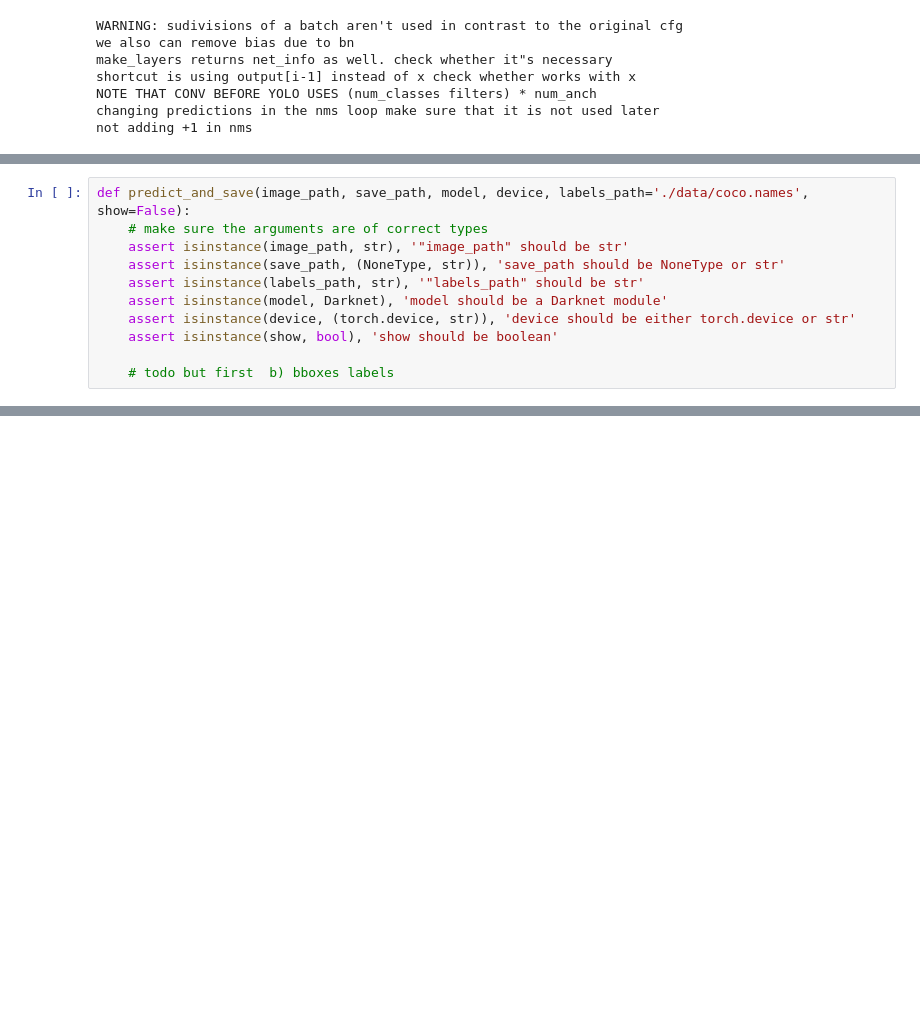
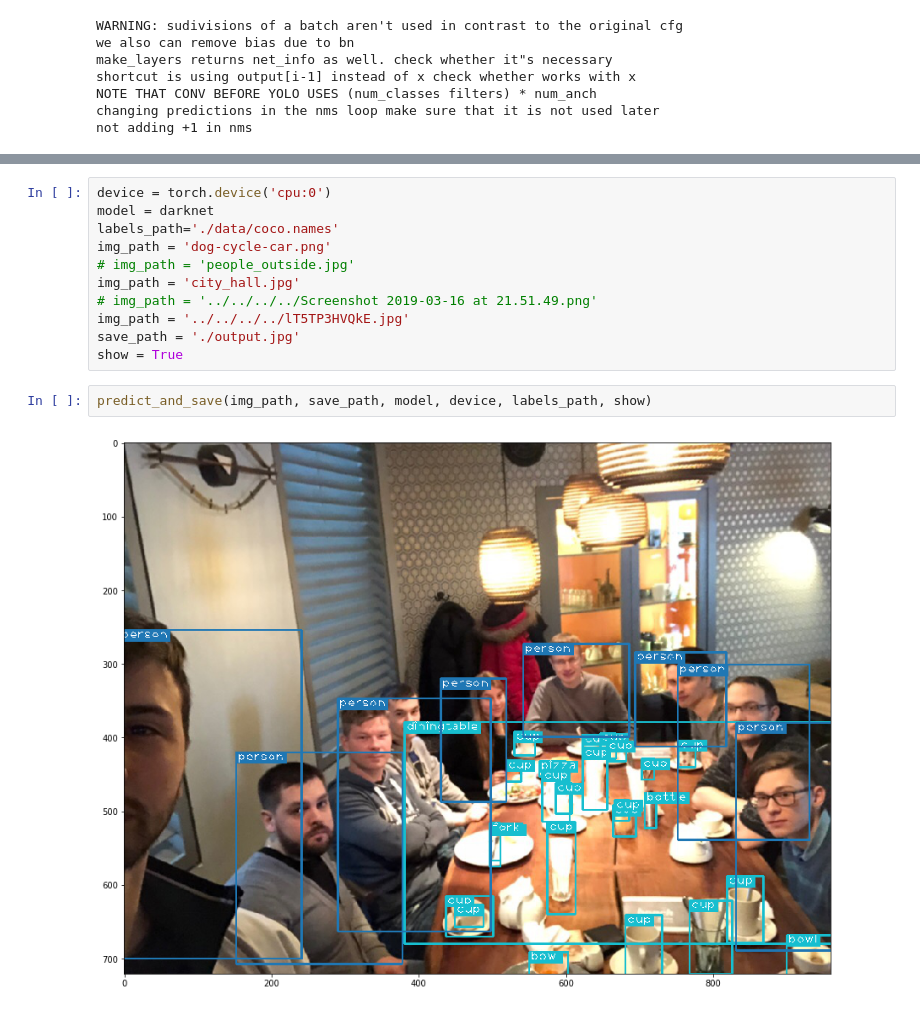
Before and after one commit to v-iashin/WebsiteYOLO, a Jupyter notebook: face_detector/experiments/yolo/Untitled.ipynb, the cells around one changed output, grey strips where cells are left out. Saved outputs shown, nothing was run; the diff lists cells and outputs as text; blank space fills up the shorter version.

Commit message:
yolo for COCO 80 is done. todo: reorganize folders and start to implement face detector

```diff
--- a/face_detector/experiments/yolo/Untitled.ipynb
+++ b/face_detector/experiments/yolo/Untitled.ipynb
@@ -68,11 +28,0 @@ show=True
-# %%
-def predict_and_save(image_path, save_path, model, device, labels_path='./data/coco.names', show=False):
-    # make sure the arguments are of correct types
-    assert isinstance(image_path, str), '"image_path" should be str'
-    assert isinstance(save_path, (NoneType, str)), 'save_path should be NoneType or str'
-    assert isinstance(labels_path, str), '"labels_path" should be str'
-    assert isinstance(model, Darknet), 'model should be a Darknet module'
-    assert isinstance(device, (torch.device, str)), 'device should be either torch.device or str'
-    assert isinstance(show, bool), 'show should be boolean'
-
-    # todo but first  b) bboxes labels
@@ -164,0 +29,15 @@ True
+# %%
+device = torch.device('cpu:0')
+model = darknet
+labels_path='./data/coco.names'
+img_path = 'dog-cycle-car.png'
+# img_path = 'people_outside.jpg'
+img_path = 'city_hall.jpg'
+# img_path = '../../../../Screenshot 2019-03-16 at 21.51.49.png'
+img_path = '../../../../lT5TP3HVQkE.jpg'
+save_path = './output.jpg'
+show = True
+# %%
+predict_and_save(img_path, save_path, model, device, labels_path, show)
+# %% [output]
+[figure, added]
```
Also changed, not shown: parts of 5 cells of this notebook, 4 other files.
